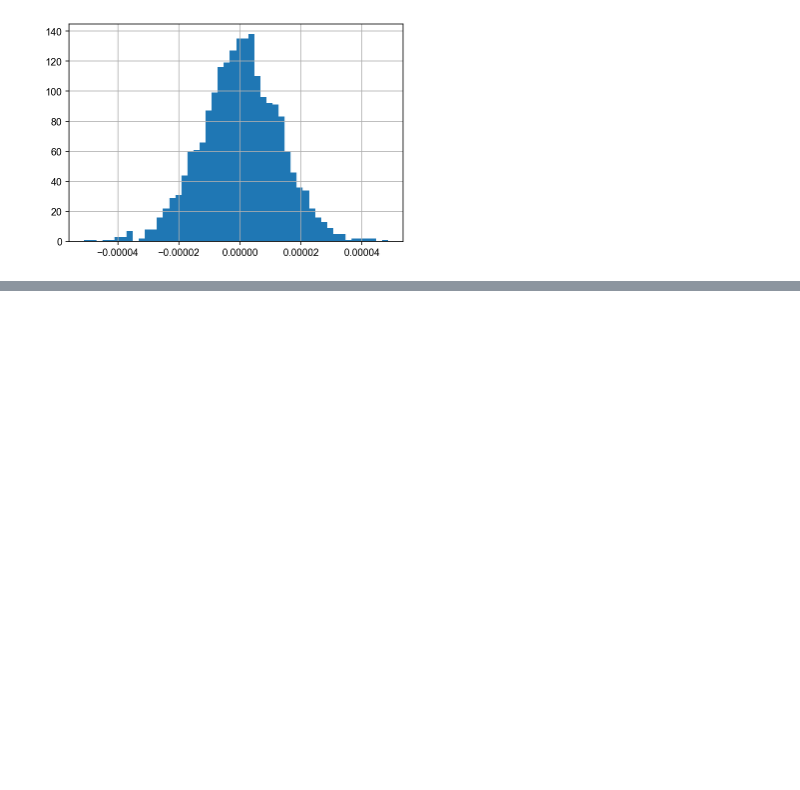
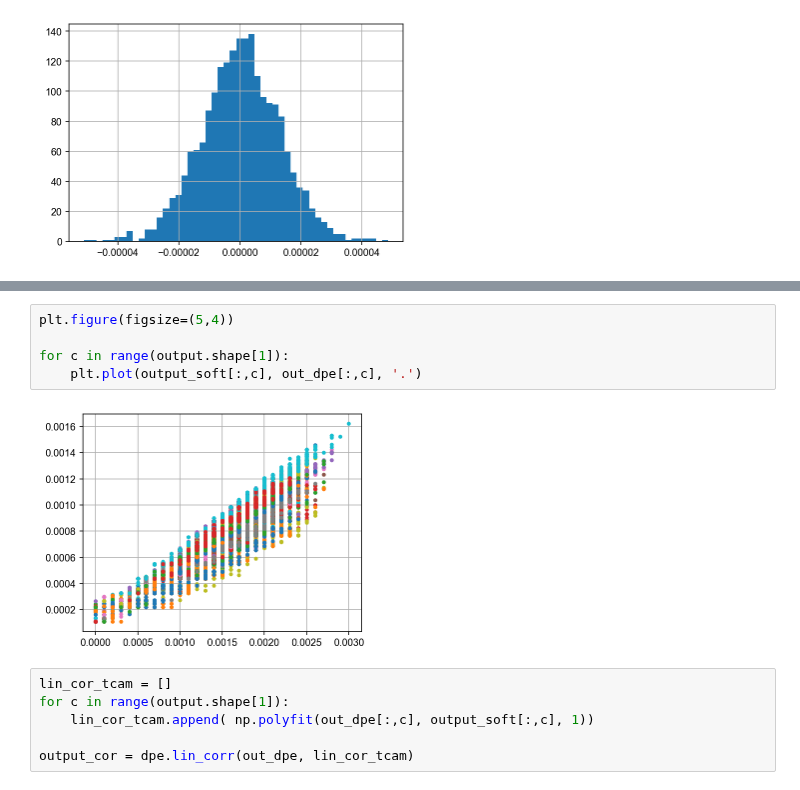
Before and after one commit to lican81/A0_DUT, a Jupyter notebook: LSH/0619-exp-dpe_tcam.ipynb, the cells around one changed output, grey strips where cells are left out. Saved outputs shown, nothing was run; the diff lists cells and outputs as text; blank space fills up the shorter version.

```diff
--- a/LSH/0619-exp-dpe_tcam.ipynb
+++ b/LSH/0619-exp-dpe_tcam.ipynb
@@ -110,0 +211,13 @@ _ = plt.hist(gdiff.reshape(-1), 50)
+# %%
+plt.figure(figsize=(5,4))
+
+for c in range(output.shape[1]):
+    plt.plot(output_soft[:,c], out_dpe[:,c], '.')
+# %% [output]
+[figure, added]
+# %%
+lin_cor_tcam = []
+for c in range(output.shape[1]):
+    lin_cor_tcam.append( np.polyfit(out_dpe[:,c], output_soft[:,c], 1))
+
+output_cor = dpe.lin_corr(out_dpe, lin_cor_tcam)
```
Also changed, not shown: parts of 31 cells of this notebook, 6 other files.
